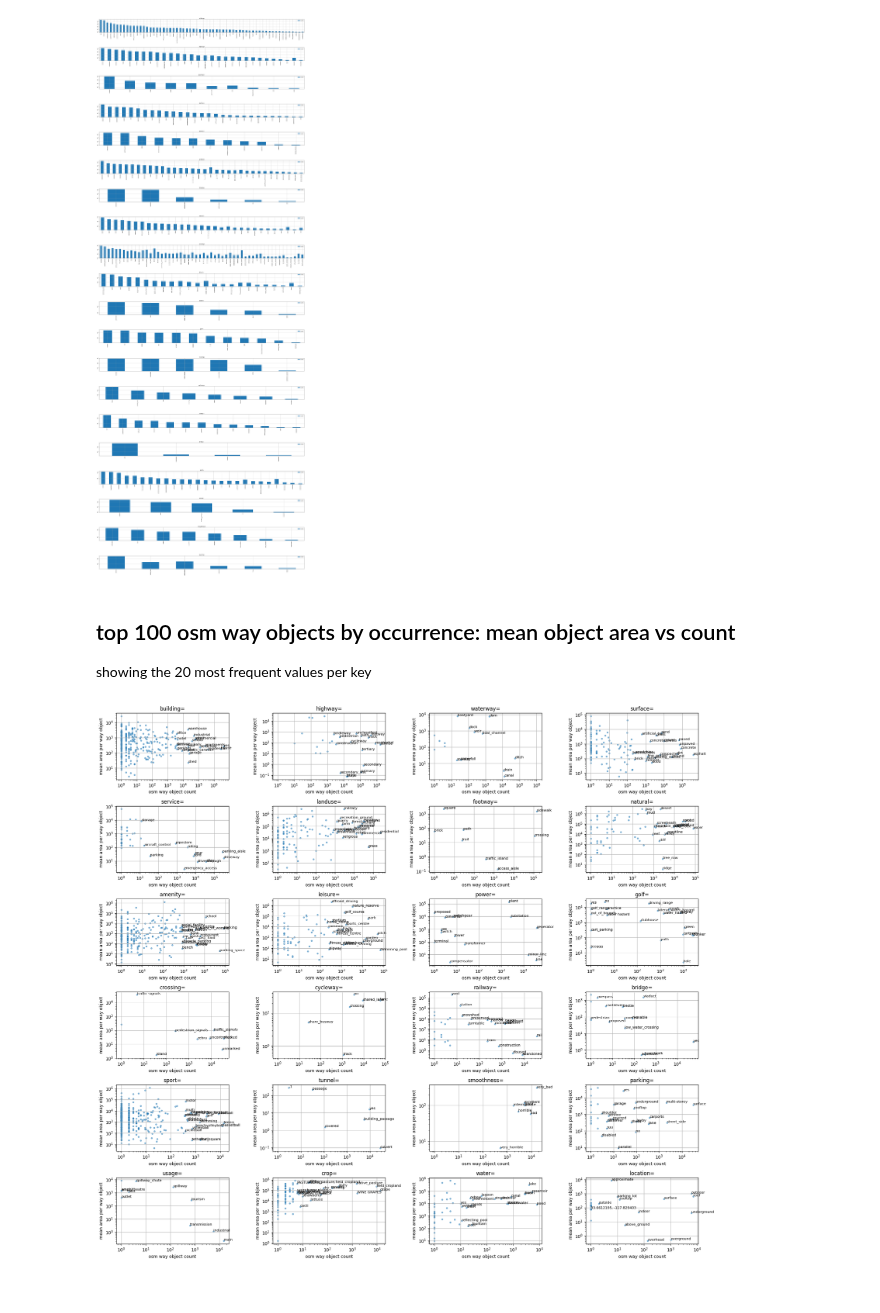
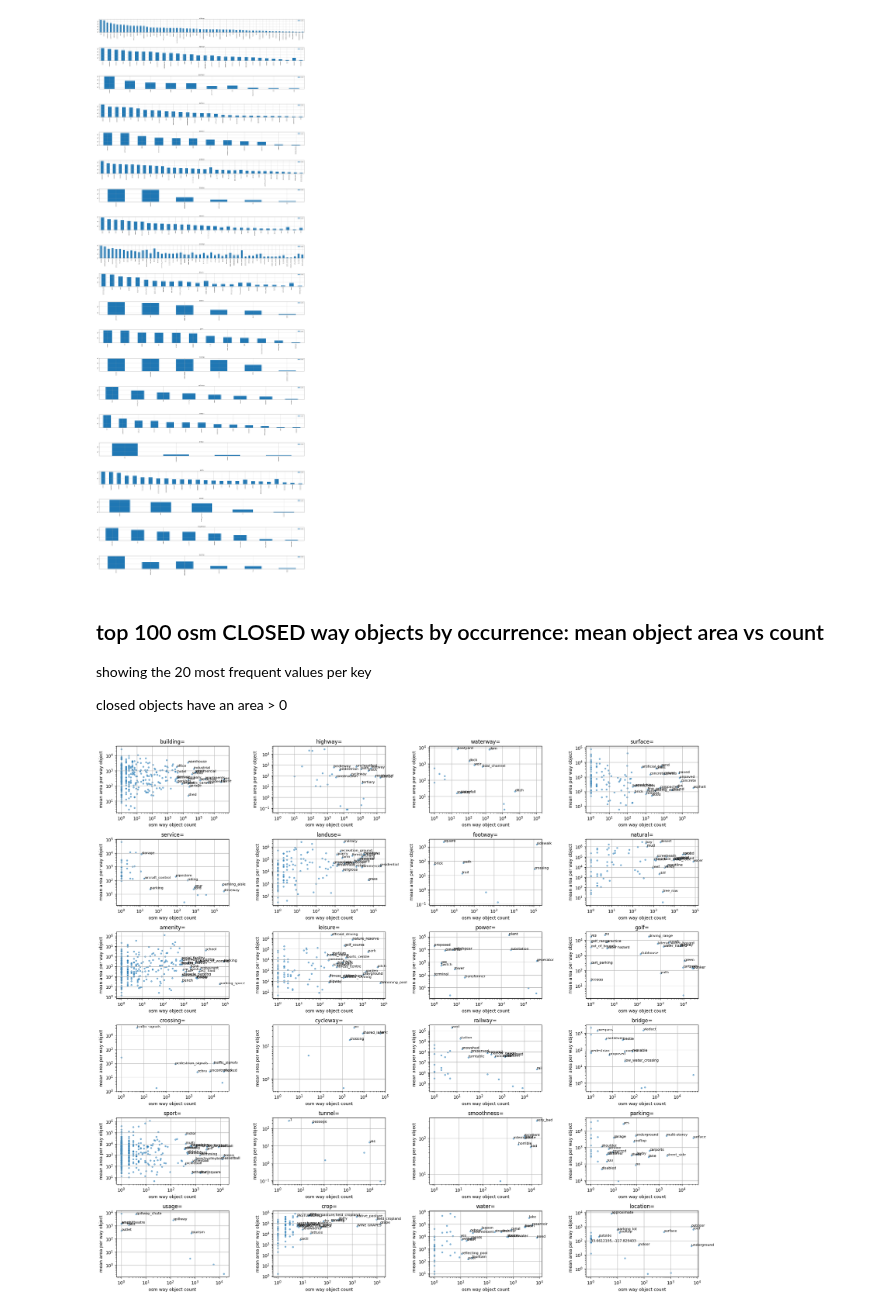
Before and after one commit to Clay-foundation/earth-text, a Jupyter notebook: notebooks/osm/08 - generate osm stats per chip.ipynb, the cells around one changed output. Saved outputs shown, nothing was run; the diff lists cells and outputs as text; code cells hidden in the pictures.

```diff
--- a/notebooks/osm/08 - generate osm stats per chip.ipynb
+++ b/notebooks/osm/08 - generate osm stats per chip.ipynb
@@ -175,26 +175,29 @@ for ax, i in subplots(20, n_cols=1, usizex=30, usizey=4):
 # %% [output]
 [figure]
 # %% [markdown]
-## top 100 osm way objects by occurrence: mean object area vs count
+## top 100 osm CLOSED way objects by occurrence: mean object area vs count
 
 showing the 20 most frequent values per key
+
+closed objects have an area > 0
 # %%
 for ax,i in subplots(24, n_cols=4, usizex=5):
     key = allk_top100.index[i]+"="
     kstats = allkvstats[[i.startswith(key) for i in allkvstats.index]].sort_values('way', ascending=False)
+    kstats = kstats[kstats['way']>0]
     kstats.index = [i[len(key):] for i in kstats.index]
     plt.scatter(kstats['way'], kstats['area_per_way'],s=10, alpha=.5)
     plt.grid();
     plt.xlabel("osm way object count")
     plt.ylabel("mean area per way object")
     #z = kstats[kstats['way']>200]
     z = kstats.iloc[:20]
     for _, zi in z.iterrows():
-        if zi['area']<1e-3:
+        if zi['area']<1e-3 or zi['area_per_way']<10:
             continue
         plt.text(zi['way'], zi['area_per_way'], zi.name, fontsize=8);
     plt.title(key)
     plt.yscale('log')
     plt.xscale('log')
 # %% [output]
-[figure, old version]
+[figure, new version]
```
Also changed, not shown: parts of 2 cells of this notebook.
